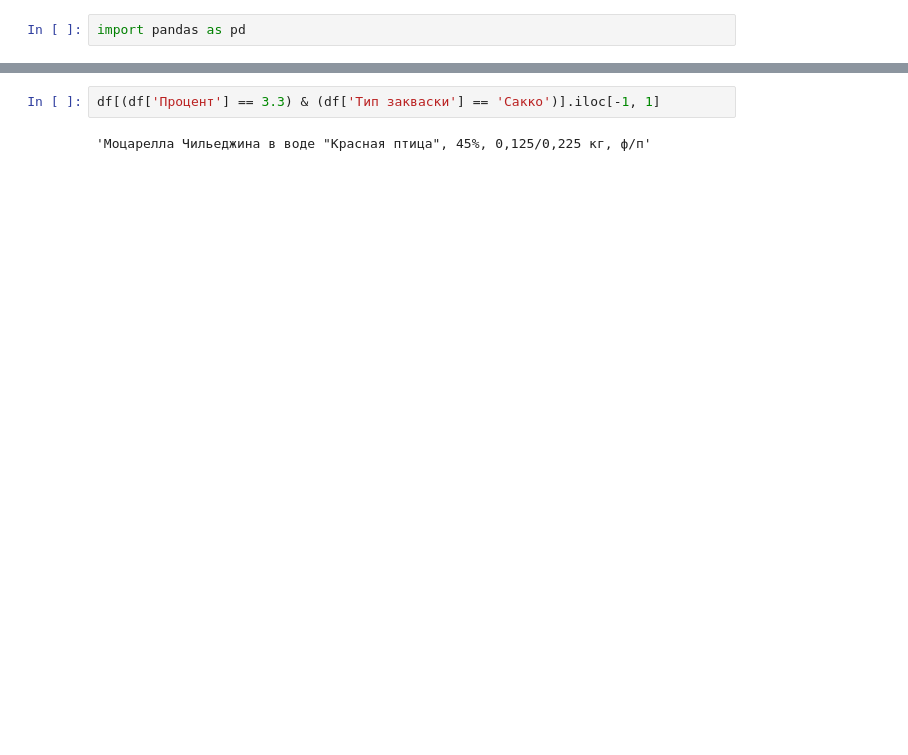
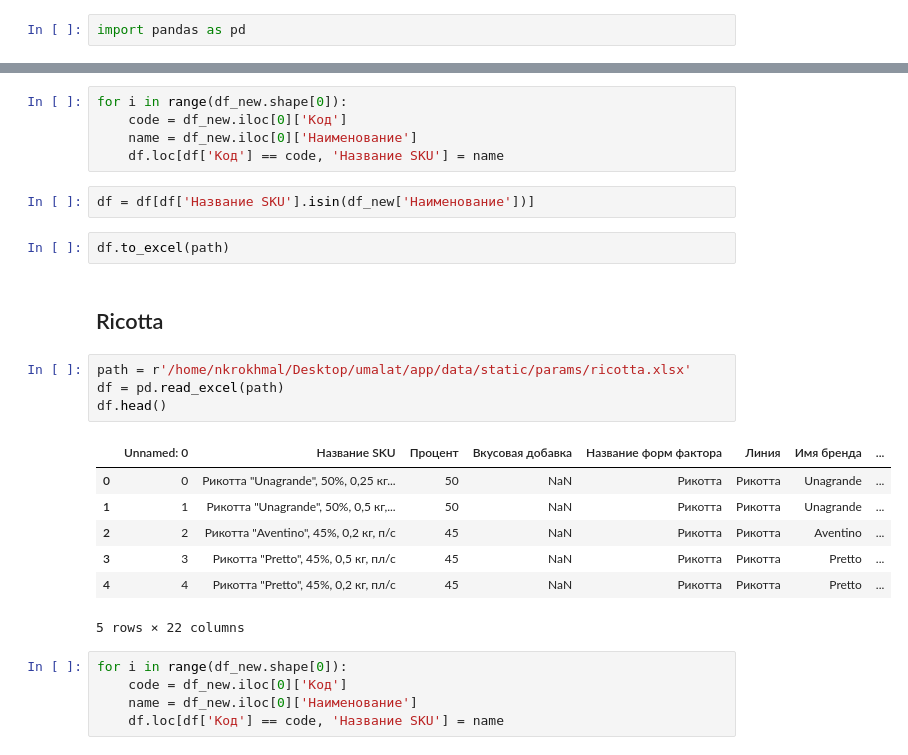
Before and after one commit to nkrokhmal/umalat, a Jupyter notebook: research/nkrokhmal/fix_params.ipynb, the cells around one changed output, grey strips where cells are left out. Saved outputs shown, nothing was run; the diff lists cells and outputs as text; blank space fills up the shorter version.

```diff
--- a/research/nkrokhmal/fix_params.ipynb
+++ b/research/nkrokhmal/fix_params.ipynb
@@ -36,4 +31,28 @@ df[(df['Процент'] == 3.3) & (df['Тип закваски'] == 'Сакко
-# %%
-df[(df['Процент'] == 3.3) & (df['Тип закваски'] == 'Сакко')].iloc[-1, 1]
-# %% [output]
-'Моцарелла Чильеджина в воде "Красная птица", 45%, 0,125/0,225 кг, ф/п'
+# %%
+for i in range(df_new.shape[0]):
+    code = df_new.iloc[0]['Код']
+    name = df_new.iloc[0]['Наименование']
+    df.loc[df['Kод'] == code, 'Название SKU'] = name
+# %%
+df = df[df['Название SKU'].isin(df_new['Наименование'])]
+# %%
+df.to_excel(path)
+# %% [markdown]
+## Ricotta
+# %%
+path = r'/home/nkrokhmal/Desktop/umalat/app/data/static/params/ricotta.xlsx'
+df = pd.read_excel(path)
+df.head()
+# %% [output]
+|  | Unnamed: 0 | Название SKU | Процент | Вкусовая добавка | Название форм фактора | Линия | Имя бренда | ... |
+| 0 | 0 | Рикотта "Unagrande", 50%, 0,25 кг... | 50 | NaN | Рикотта | Рикотта | Unagrande | ... |
+| 1 | 1 | Рикотта "Unagrande", 50%, 0,5 кг,... | 50 | NaN | Рикотта | Рикотта | Unagrande | ... |
+| 2 | 2 | Рикотта "Aventino", 45%, 0,2 кг, п/с | 45 | NaN | Рикотта | Рикотта | Aventino | ... |
+| 3 | 3 | Рикотта "Pretto", 45%, 0,5 кг, пл/с | 45 | NaN | Рикотта | Рикотта | Pretto | ... |
+| 4 | 4 | Рикотта "Pretto", 45%, 0,2 кг, пл/с | 45 | NaN | Рикотта | Рикотта | Pretto | ... |
+5 rows × 22 columns
+# %%
+for i in range(df_new.shape[0]):
+    code = df_new.iloc[0]['Код']
+    name = df_new.iloc[0]['Наименование']
+    df.loc[df['Kод'] == code, 'Название SKU'] = name
```
Also changed, not shown: parts of 39 cells of this notebook, 35 other files.
